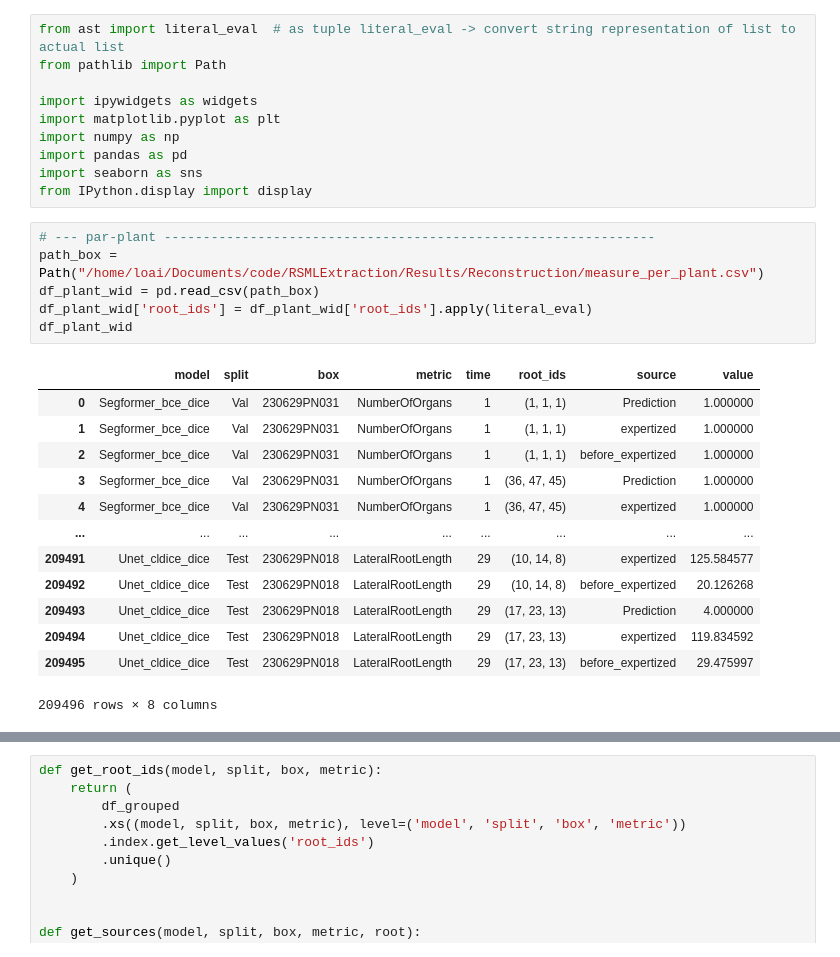
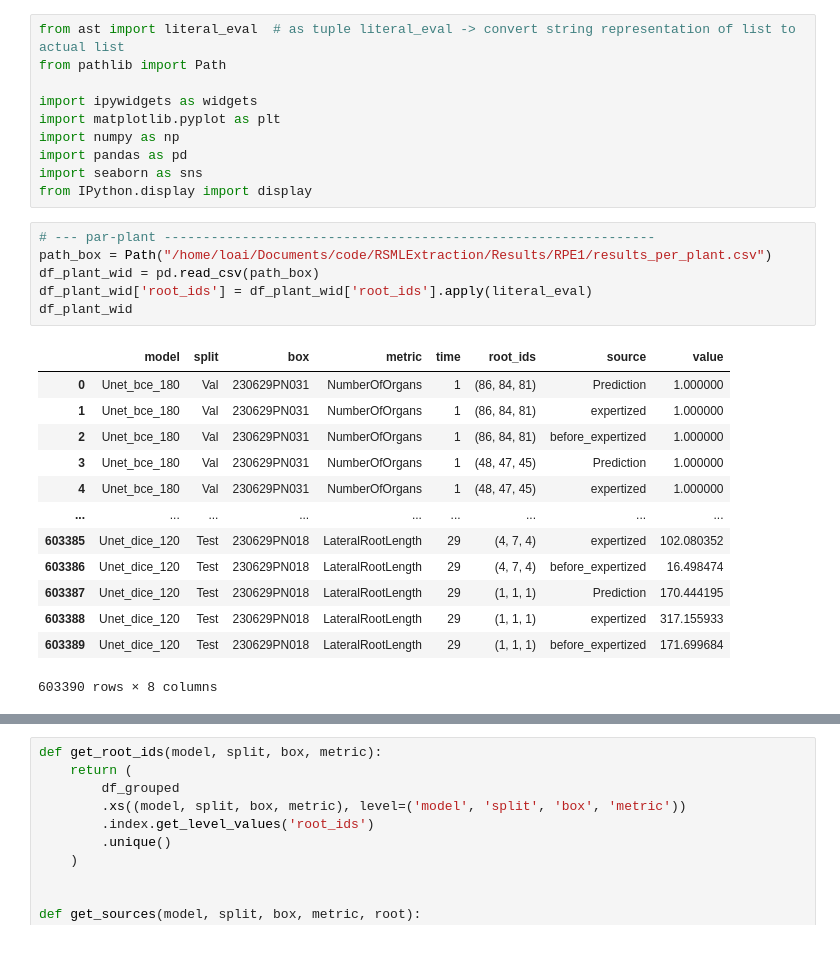
Before and after one commit to Money-eng/Benchmark_RST, a Jupyter notebook: Mesure_per_plant.ipynb, the cells around one changed output, grey strips where cells are left out. Drawn from its saved outputs; the diff is of its cells as text.

```diff
--- a/Mesure_per_plant.ipynb
+++ b/Mesure_per_plant.ipynb
@@ -10,24 +10,24 @@ import seaborn as sns
 from IPython.display import display
 # %%
 # --- par‑plant ---------------------------------------------------------------
-path_box = Path("/home/loai/Documents/code/RSMLExtraction/Results/Reconstruction/measure_per_plant.csv")
+path_box = Path("/home/loai/Documents/code/RSMLExtraction/Results/RPE1/results_per_plant.csv")
 df_plant_wid = pd.read_csv(path_box)
 df_plant_wid['root_ids'] = df_plant_wid['root_ids'].apply(literal_eval)
 df_plant_wid
 # %% [output]
 |  | model | split | box | metric | time | root_ids | source | value |
-| 0 | Segformer_bce_dice | Val | 230629PN031 | NumberOfOrgans | 1 | (1, 1, 1) | Prediction | 1.000000 |
-| 1 | Segformer_bce_dice | Val | 230629PN031 | NumberOfOrgans | 1 | (1, 1, 1) | expertized | 1.000000 |
-| 2 | Segformer_bce_dice | Val | 230629PN031 | NumberOfOrgans | 1 | (1, 1, 1) | before_expertized | 1.000000 |
-| 3 | Segformer_bce_dice | Val | 230629PN031 | NumberOfOrgans | 1 | (36, 47, 45) | Prediction | 1.000000 |
-| 4 | Segformer_bce_dice | Val | 230629PN031 | NumberOfOrgans | 1 | (36, 47, 45) | expertized | 1.000000 |
+| 0 | Unet_bce_180 | Val | 230629PN031 | NumberOfOrgans | 1 | (86, 84, 81) | Prediction | 1.000000 |
+| 1 | Unet_bce_180 | Val | 230629PN031 | NumberOfOrgans | 1 | (86, 84, 81) | expertized | 1.000000 |
+| 2 | Unet_bce_180 | Val | 230629PN031 | NumberOfOrgans | 1 | (86, 84, 81) | before_expertized | 1.000000 |
+| 3 | Unet_bce_180 | Val | 230629PN031 | NumberOfOrgans | 1 | (48, 47, 45) | Prediction | 1.000000 |
+| 4 | Unet_bce_180 | Val | 230629PN031 | NumberOfOrgans | 1 | (48, 47, 45) | expertized | 1.000000 |
 | ... | ... | ... | ... | ... | ... | ... | ... | ... |
-| 209491 | Unet_cldice_dice | Test | 230629PN018 | LateralRootLength | 29 | (10, 14, 8) | expertized | 125.584577 |
-| 209492 | Unet_cldice_dice | Test | 230629PN018 | LateralRootLength | 29 | (10, 14, 8) | before_expertized | 20.126268 |
-| 209493 | Unet_cldice_dice | Test | 230629PN018 | LateralRootLength | 29 | (17, 23, 13) | Prediction | 4.000000 |
-| 209494 | Unet_cldice_dice | Test | 230629PN018 | LateralRootLength | 29 | (17, 23, 13) | expertized | 119.834592 |
-| 209495 | Unet_cldice_dice | Test | 230629PN018 | LateralRootLength | 29 | (17, 23, 13) | before_expertized | 29.475997 |
+| 603385 | Unet_dice_120 | Test | 230629PN018 | LateralRootLength | 29 | (4, 7, 4) | expertized | 102.080352 |
+| 603386 | Unet_dice_120 | Test | 230629PN018 | LateralRootLength | 29 | (4, 7, 4) | before_expertized | 16.498474 |
+| 603387 | Unet_dice_120 | Test | 230629PN018 | LateralRootLength | 29 | (1, 1, 1) | Prediction | 170.444195 |
+| 603388 | Unet_dice_120 | Test | 230629PN018 | LateralRootLength | 29 | (1, 1, 1) | expertized | 317.155933 |
+| 603389 | Unet_dice_120 | Test | 230629PN018 | LateralRootLength | 29 | (1, 1, 1) | before_expertized | 171.699684 |
-209496 rows × 8 columns
+603390 rows × 8 columns
 # %%
 df_grouped = (
     df_plant_wid
```
Also changed, not shown: parts of 21 cells of this notebook, 11 other files.
